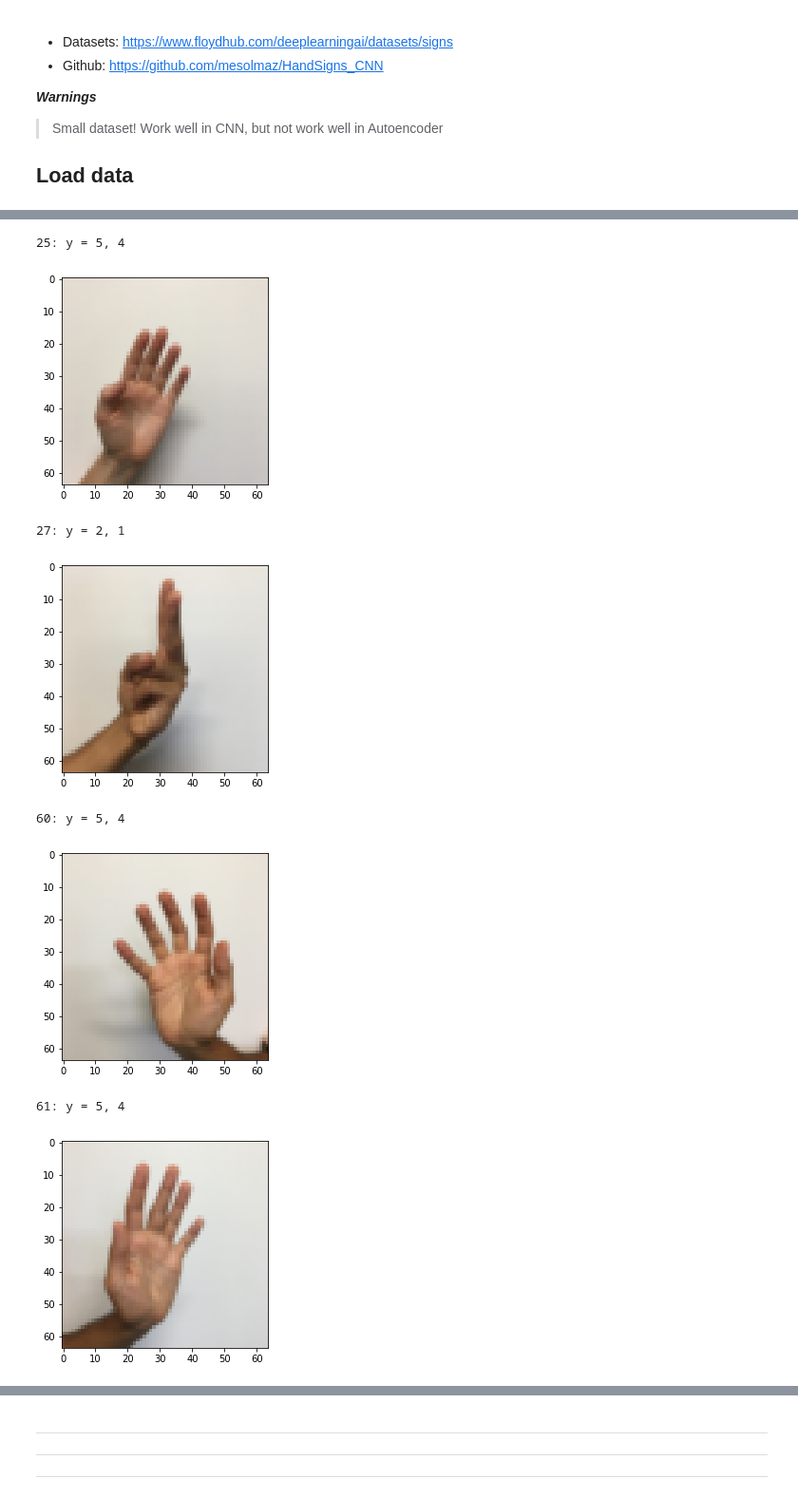
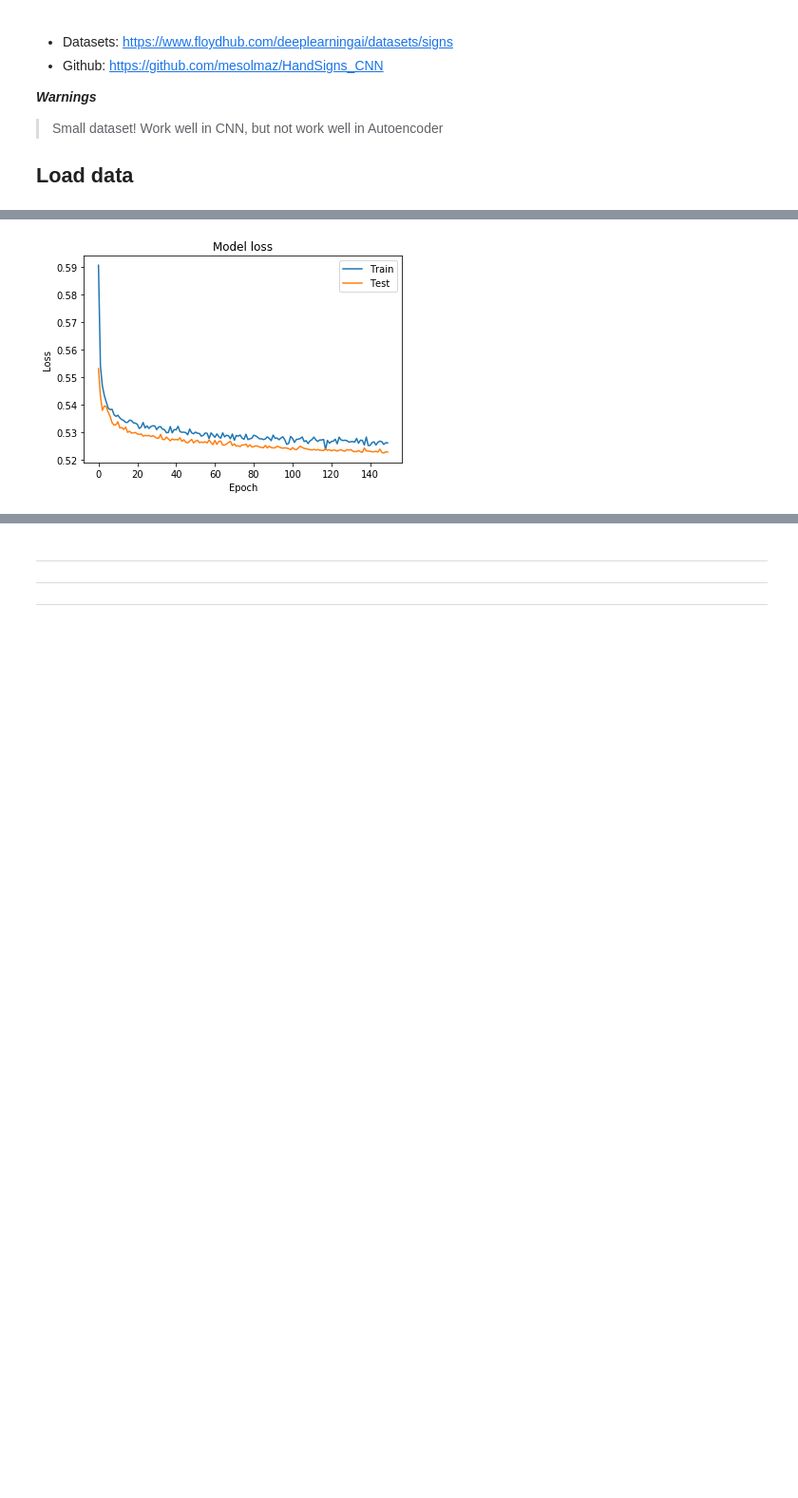
Before and after one commit to chAwater/Linked_Autoencoders_Keras, a Jupyter notebook: Autoencoders_in_Keras.ipynb, the cells around one changed output, grey strips where cells are left out. Shown at 95% size. Drawn from its saved outputs; the diff is of its cells as text; code cells hidden in the pictures; blank space fills up the shorter version.

```diff
--- a/Autoencoders_in_Keras.ipynb
+++ b/Autoencoders_in_Keras.ipynb
@@ -326,0 +436,6 @@ Test accuracy: 0.9583333333333334
+# %%
+signs_encoder = Model(inputs=signs_cnn_model.input, outputs=signs_cnn_model.get_layer(signs_cnn_model.layers[-2].name).output, name='SIGNS_encoder')
+signs_encoder.trainable = False
+signs_encoder.compile(optimizer='adadelta', loss='binary_crossentropy')
+signs_encoder.trainable_weights
+# signs_encoder.summary()
@@ -326,0 +499,11 @@ Test accuracy: 0.9583333333333334
+# %%
+signs_decoder = Model(signs_z, signs_decoded, name='SIGNS_decoder')
+# %%
+signs_autoencoder = Model(
+    inputs  = signs_encoder.input,
+    outputs = signs_decoder( signs_encoder(signs_encoder.input) ),
+    name='SIGNS_autoencoder'
+)
+
+signs_autoencoder.summary()
+signs_autoencoder.compile(optimizer='adadelta', loss='binary_crossentropy')
@@ -327,37 +566,11 @@ Test accuracy: 0.9583333333333334
 # %%
-# # Plot training & validation accuracy values
-# plt.plot(history.history['acc'])
-# plt.plot(history.history['val_acc'])
-# plt.title('Model accuracy')
-# plt.ylabel('Accuracy')
-# plt.xlabel('Epoch')
-# plt.legend(['Train', 'Test'], loc='upper left')
-# plt.show()
-
-# # Plot training & validation loss values
-# plt.plot(history.history['loss'])
-# plt.plot(history.history['val_loss'])
-# plt.title('Model loss')
-# plt.ylabel('Loss')
-# plt.xlabel('Epoch')
-# plt.legend(['Train', 'Test'], loc='upper right')
-# plt.show()
-
-n = 0
-for index in np.where(np.argmax(signs_cnn_model.predict(X_test), axis=1) != Y_test_orig)[0]:
-    plt.imshow(X_test_orig[index])
-    print (str(index)+": y = " + str(Y_test_orig[index]) + ', ' + str(np.argmax(signs_cnn_model.predict(X_test), axis=1)[index]) )
-    plt.show()
-
-    n += 1
-    if n>5:
-        break
+# Plot training & validation loss values
+plt.plot(history.history['loss'])
+plt.plot(history.history['val_loss'])
+plt.title('Model loss')
+plt.ylabel('Loss')
+plt.xlabel('Epoch')
+plt.legend(['Train', 'Test'], loc='upper right')
+plt.show()
 # %% [output]
-25: y = 5, 4
-[figure, old version]
+[figure, new version]
-27: y = 2, 1
-[figure, removed]
-60: y = 5, 4
-[figure, removed]
-61: y = 5, 4
-[figure, removed]
```
Also changed, not shown: parts of 67 cells of this notebook.
